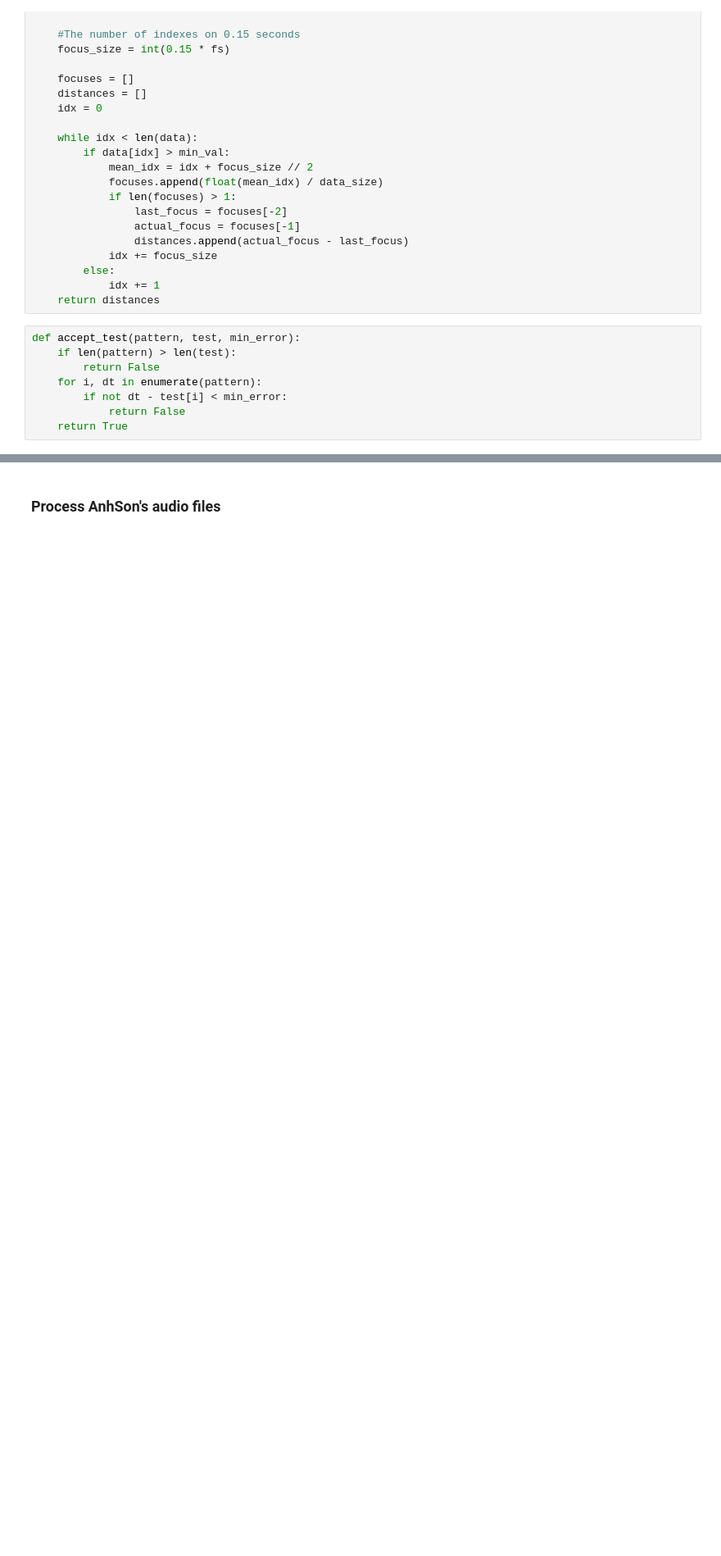
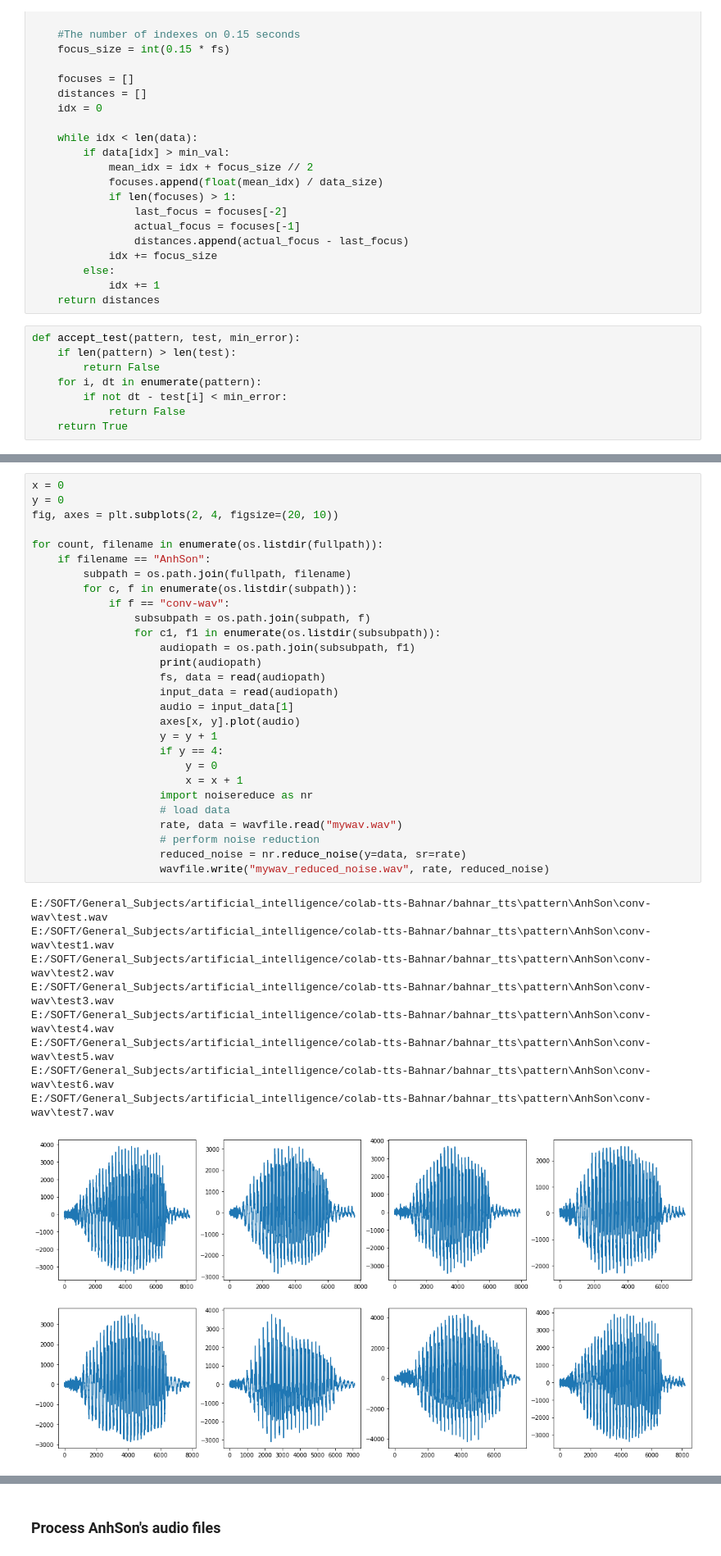
Before and after one commit to bluishfluid666/bahnar_tts, a Jupyter notebook: src-code/pattern-processing.ipynb, the cells around one changed output, grey strips where cells are left out. Shown at 82% size. Saved outputs shown, nothing was run; the diff lists cells and outputs as text; blank space fills up the shorter version.

Commit message:
Output the graphical audio. Doing the noise reduction

```diff
--- a/src-code/pattern-processing.ipynb
+++ b/src-code/pattern-processing.ipynb
@@ -53,0 +59,38 @@ def accept_test(pattern, test, min_error):
+# %%
+x = 0
+y = 0
+fig, axes = plt.subplots(2, 4, figsize=(20, 10))
+
+for count, filename in enumerate(os.listdir(fullpath)):
+    if filename == "AnhSon":
+        subpath = os.path.join(fullpath, filename)
+        for c, f in enumerate(os.listdir(subpath)):
+            if f == "conv-wav":
+                subsubpath = os.path.join(subpath, f)
+                for c1, f1 in enumerate(os.listdir(subsubpath)):
+                    audiopath = os.path.join(subsubpath, f1)
+                    print(audiopath)
+                    fs, data = read(audiopath)
+                    input_data = read(audiopath)
+                    audio = input_data[1]
+                    axes[x, y].plot(audio)
+                    y = y + 1
+                    if y == 4:
+                        y = 0
+                        x = x + 1
+                    import noisereduce as nr
+                    # load data
+                    rate, data = wavfile.read("mywav.wav")
+                    # perform noise reduction
+                    reduced_noise = nr.reduce_noise(y=data, sr=rate)
+                    wavfile.write("mywav_reduced_noise.wav", rate, reduced_noise)
+# %% [output]
+E:/SOFT/General_Subjects/artificial_intelligence/colab-tts-Bahnar/bahnar_tts\pattern\AnhSon\conv-wav\test.wav
+E:/SOFT/General_Subjects/artificial_intelligence/colab-tts-Bahnar/bahnar_tts\pattern\AnhSon\conv-wav\test1.wav
+E:/SOFT/General_Subjects/artificial_intelligence/colab-tts-Bahnar/bahnar_tts\pattern\AnhSon\conv-wav\test2.wav
+E:/SOFT/General_Subjects/artificial_intelligence/colab-tts-Bahnar/bahnar_tts\pattern\AnhSon\conv-wav\test3.wav
+E:/SOFT/General_Subjects/artificial_intelligence/colab-tts-Bahnar/bahnar_tts\pattern\AnhSon\conv-wav\test4.wav
+E:/SOFT/General_Subjects/artificial_intelligence/colab-tts-Bahnar/bahnar_tts\pattern\AnhSon\conv-wav\test5.wav
+E:/SOFT/General_Subjects/artificial_intelligence/colab-tts-Bahnar/bahnar_tts\pattern\AnhSon\conv-wav\test6.wav
+E:/SOFT/General_Subjects/artificial_intelligence/colab-tts-Bahnar/bahnar_tts\pattern\AnhSon\conv-wav\test7.wav
+[figure, added]
```
Also changed, not shown: parts of 7 cells of this notebook, 1 other file.
